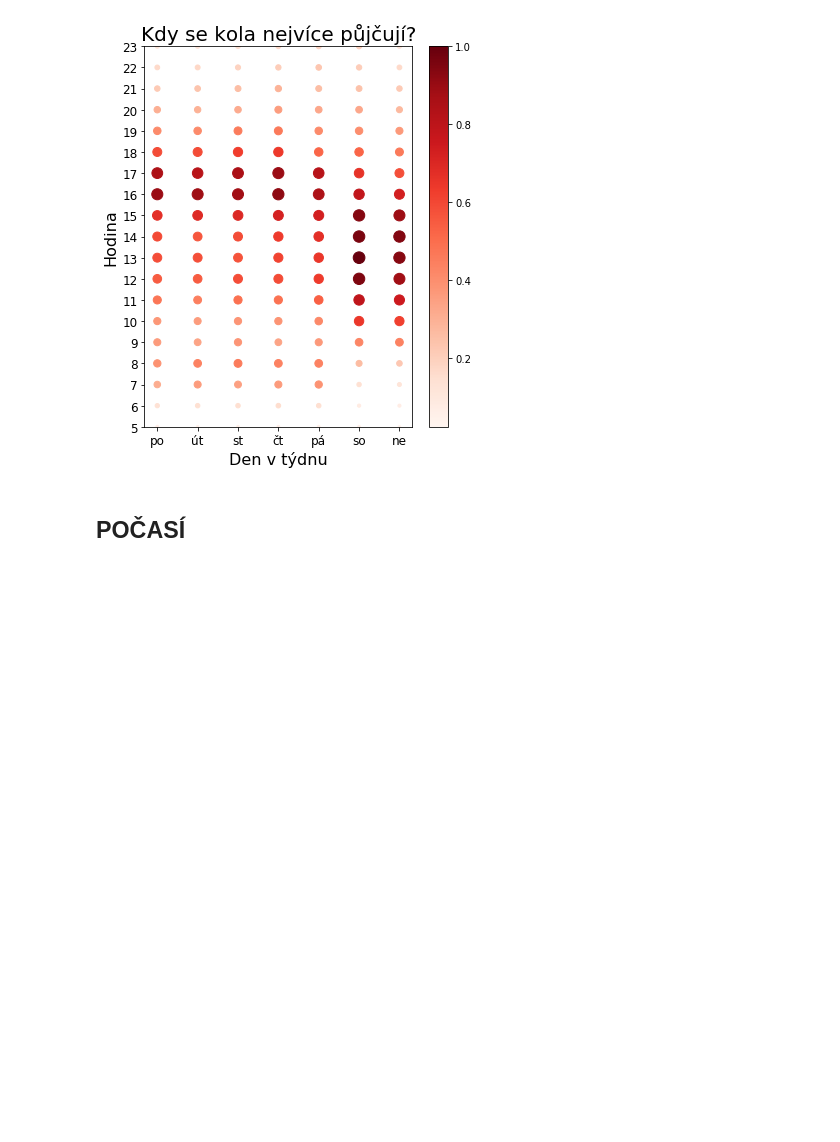
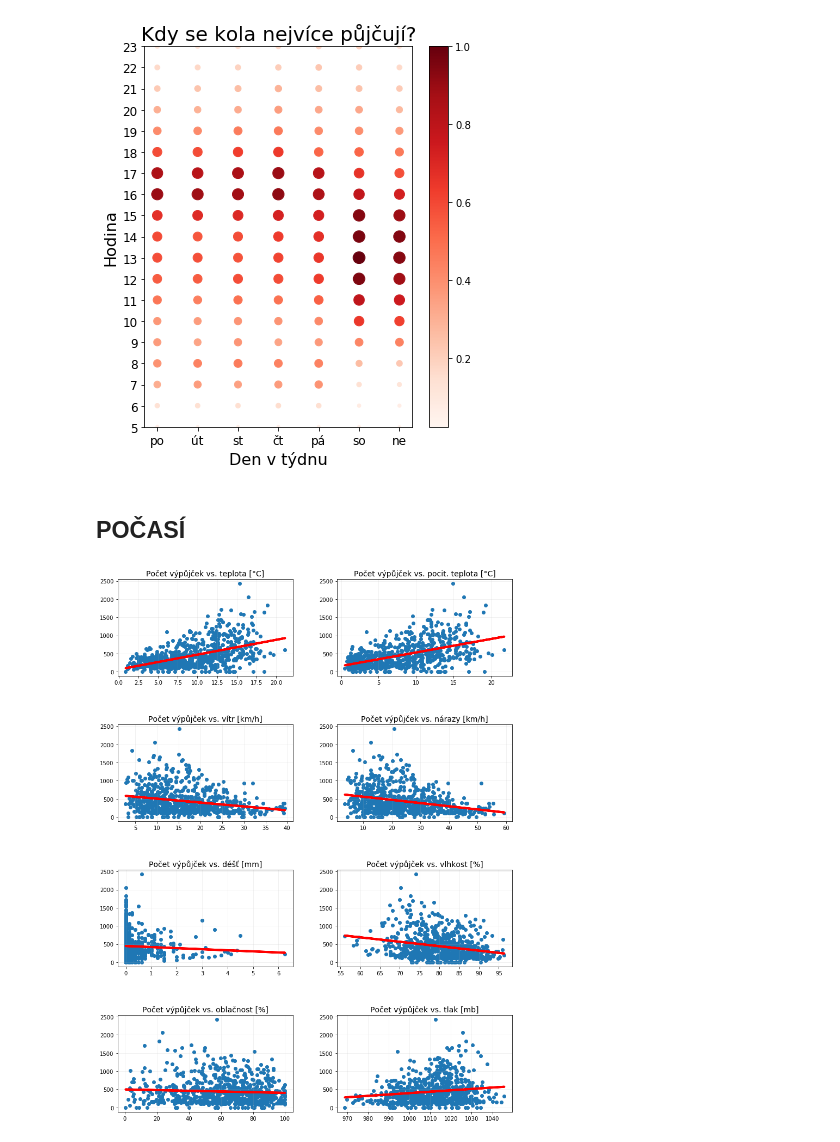
Before and after one commit to barborakacerovska/Engeto, a Jupyter notebook: Projekty/Python project Edinburgh bike sharing.ipynb, the cells around one changed output. Saved outputs shown, nothing was run; the diff lists cells and outputs as text; code cells hidden in the pictures; blank space fills up the shorter version.

```diff
--- a/Projekty/Python project Edinburgh bike sharing.ipynb
+++ b/Projekty/Python project Edinburgh bike sharing.ipynb
@@ -403,34 +453,36 @@ df_cas = (df[['started_at']]
           .count()
           )
 
 df_cas.index.set_names(['date'], inplace=True)
 df_weather = df_weather_mean.join(df_cas).dropna(axis=0)
 #df_weather.rain = np.nan_to_num(np.log(df_weather.rain+0.0001))
-df_weather.rain = np.log(df_weather.rain+0.1)
+#df_weather.rain = np.log(df_weather.rain+0.1)
 
 
 from sklearn.linear_model import LinearRegression
 
 fig = plt.figure(figsize=(13, 18), frameon=False)
 xlabel = df_weather.columns
 title = ['teplota [°C]','pocit. teplota [°C]', 'vítr [km/h]','nárazy [km/h]','déšť [mm]','vlhkost [%]','oblačnost [%]','tlak [mb]']
 
 for i,n in enumerate(range(len(df_weather.columns)-1)):
     X = df_weather.iloc[:,i].values.reshape(-1, 1)  # iloc[:, 1] is the column of X
     Y = df_weather.iloc[:,-1:].values.reshape(-1, 1)  # df.iloc[:, -1] is the column of Y
     linear_regressor = LinearRegression()
     linear_regressor.fit(X, Y)
     Y_pred = linear_regressor.predict(X)
 
 
 
     ax = fig.add_subplot(4, 2, i+1)
     fig.subplots_adjust(hspace=0.5, wspace=0.25)
     plt.title('Počet výpůjček vs. počasí',fontsize=20)
     ax.scatter(X, Y)
     ax.plot(X, Y_pred, color='red')
     ax.set_title('Počet výpůjček vs. {}'.format(title[n]), fontsize=14)
     ax.grid(alpha=0.2)
+# %% [output]
+[figure, added]
 # %%
 # Pandas profiling
 #!python -m pip install pandas-profiling
```
Also changed, not shown: parts of 14 cells of this notebook.
